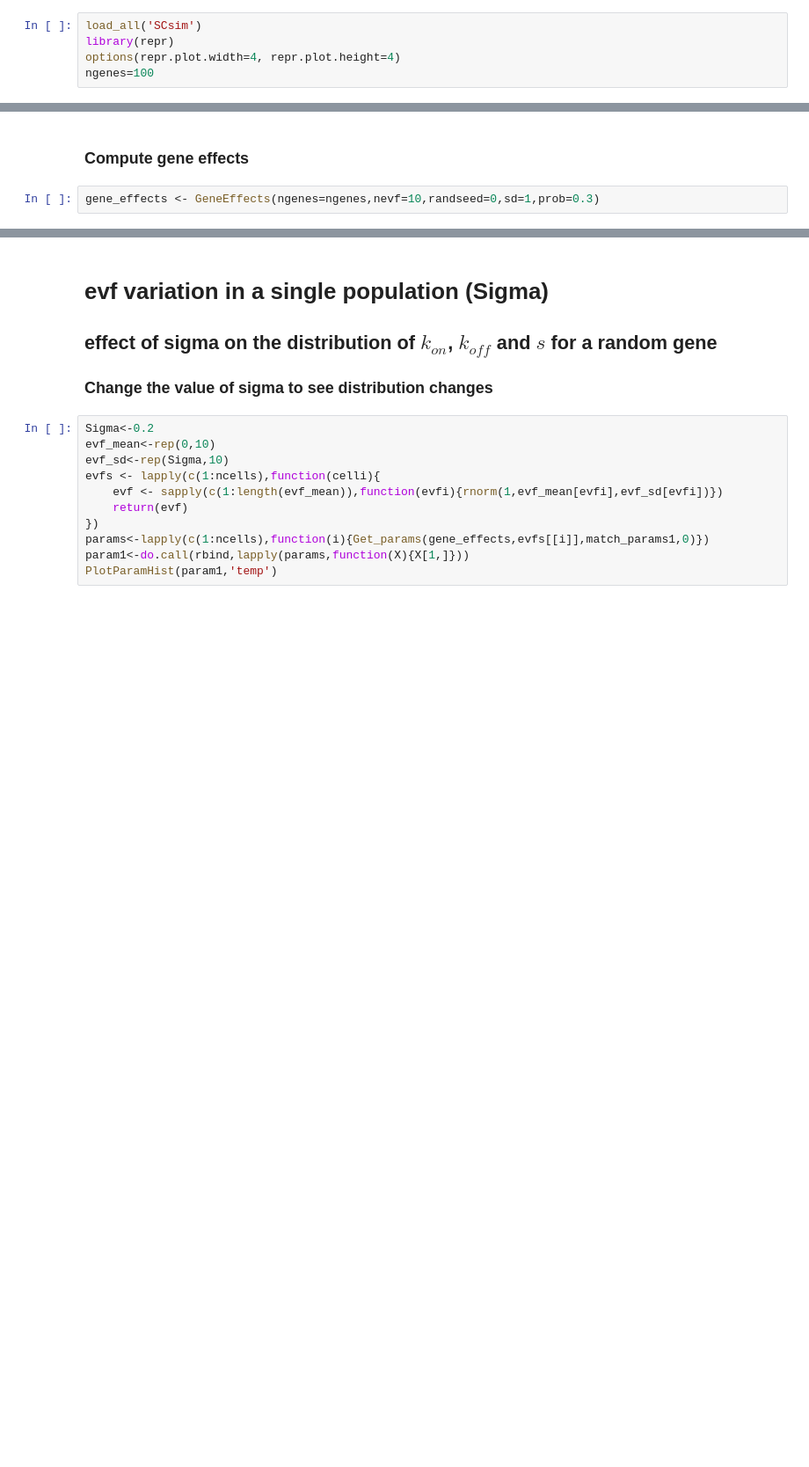
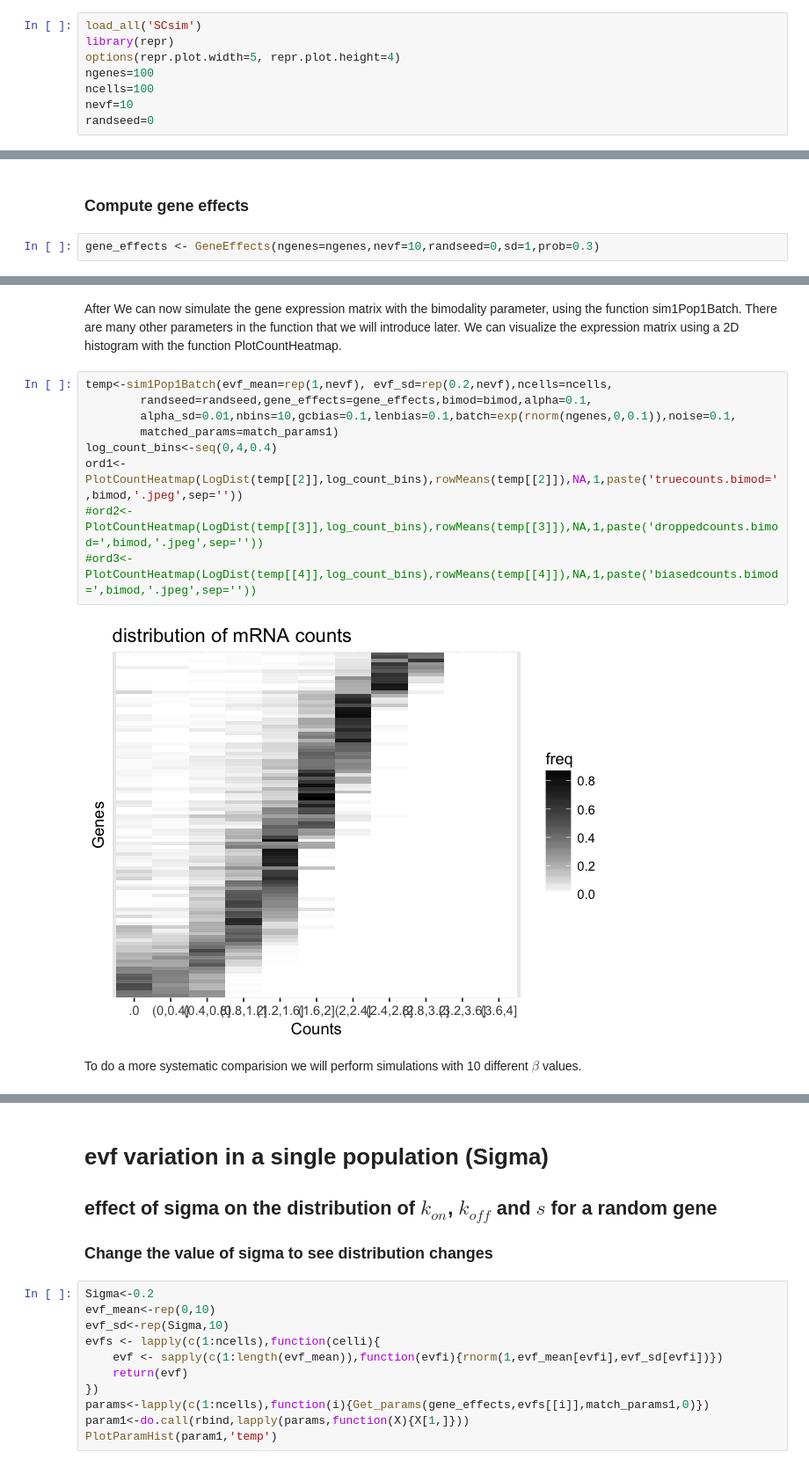
Before and after one commit to YosefLab/SymSim, a Jupyter notebook: Manual.ipynb, the cells around one changed output, grey strips where cells are left out. Shown at 88% size. Drawn from its saved outputs; the diff is of its cells as text; blank space fills up the shorter version.

```diff
--- a/Manual.ipynb
+++ b/Manual.ipynb
@@ -16,8 +16,11 @@ load('match_params.robj')
 # %%
 load_all('SCsim')
 library(repr)
-options(repr.plot.width=4, repr.plot.height=4)
+options(repr.plot.width=5, repr.plot.height=4)
 ngenes=100
+ncells=100
+nevf=10
+randseed=0
 # %% [output]
 Loading SCsim
 # %% [markdown]
@@ -26,0 +65,16 @@ gene_effects <- GeneEffects(ngenes=ngenes,nevf=10,randseed=0,sd=1,prob=0.3)
+# %% [markdown]
+After
+We can now simulate the gene expression matrix with the bimodality parameter, using the function sim1Pop1Batch. There are many other parameters in the function that we will introduce later. We can visualize the expression matrix using a 2D histogram with the function PlotCountHeatmap.
+# %%
+temp<-sim1Pop1Batch(evf_mean=rep(1,nevf), evf_sd=rep(0.2,nevf),ncells=ncells,
+        randseed=randseed,gene_effects=gene_effects,bimod=bimod,alpha=0.1,
+        alpha_sd=0.01,nbins=10,gcbias=0.1,lenbias=0.1,batch=exp(rnorm(ngenes,0,0.1)),noise=0.1,
+        matched_params=match_params1)
+log_count_bins<-seq(0,4,0.4)
+ord1<-PlotCountHeatmap(LogDist(temp[[2]],log_count_bins),rowMeans(temp[[2]]),NA,1,paste('truecounts.bimod=',bimod,'.jpeg',sep=''))
+#ord2<-PlotCountHeatmap(LogDist(temp[[3]],log_count_bins),rowMeans(temp[[3]]),NA,1,paste('droppedcounts.bimod=',bimod,'.jpeg',sep=''))
+#ord3<-PlotCountHeatmap(LogDist(temp[[4]],log_count_bins),rowMeans(temp[[4]]),NA,1,paste('biasedcounts.bimod=',bimod,'.jpeg',sep=''))
+# %% [output]
+[figure, added]
+# %% [markdown]
+To do a more systematic comparision we will perform simulations with 10 different $\beta$ values.
```
Also changed, not shown: parts of 18 cells of this notebook, 3 other files.
